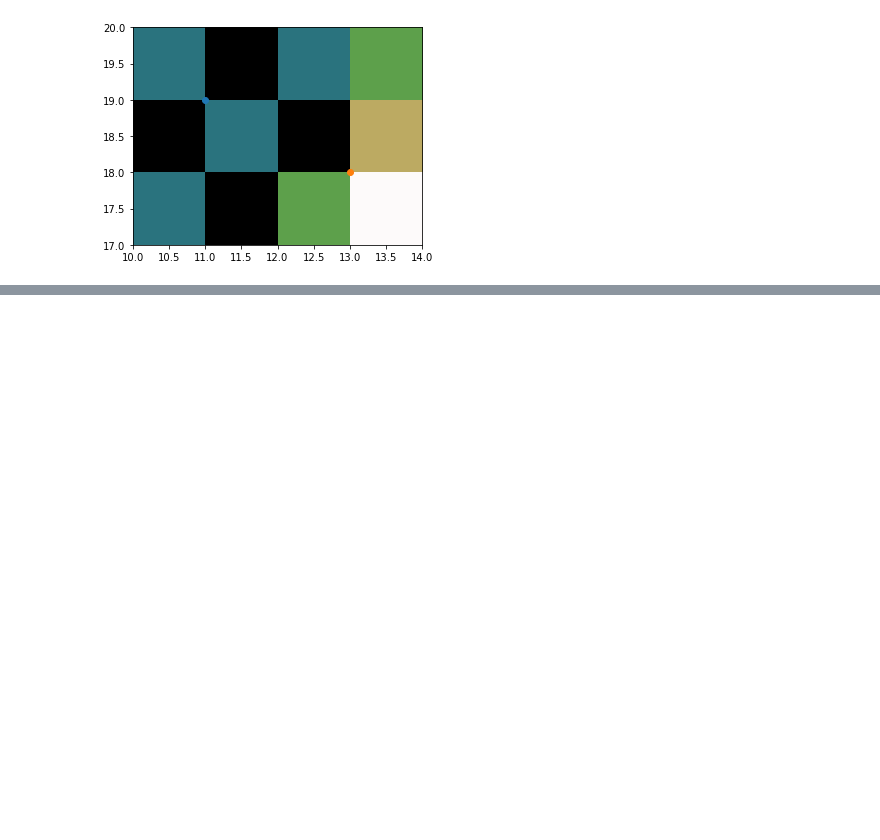
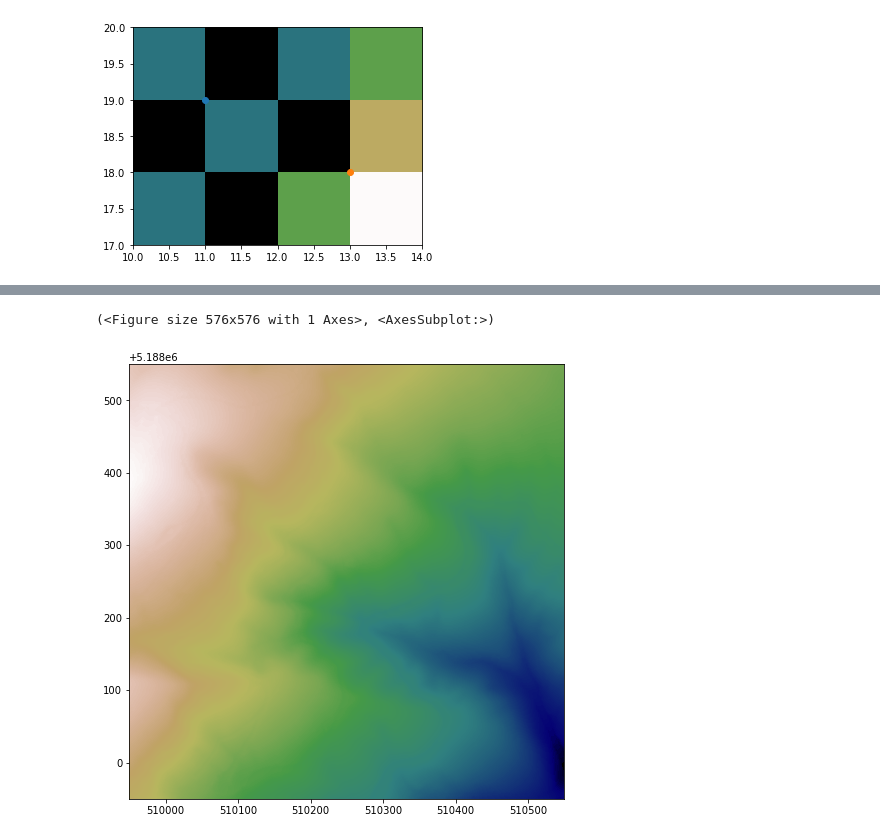
Before and after one commit to dankluskiewicz/pymagery, a Jupyter notebook: dev/Untitled.ipynb, the cells around one changed output, grey strips where cells are left out. Saved outputs shown, nothing was run; the diff lists cells and outputs as text; code cells hidden in the pictures; blank space fills up the shorter version.

Commit message:
interp method

```diff
--- a/dev/Untitled.ipynb
+++ b/dev/Untitled.ipynb
@@ -78,0 +47,7 @@ raise
+# %%
+
+dem.band = dem.band.interp()
+dem.plot()
+# %% [output]
+(<Figure size 576x576 with 1 Axes>, <AxesSubplot:>)
+[figure, added]
```
Also changed, not shown: parts of 7 cells of this notebook, 2 other files.
